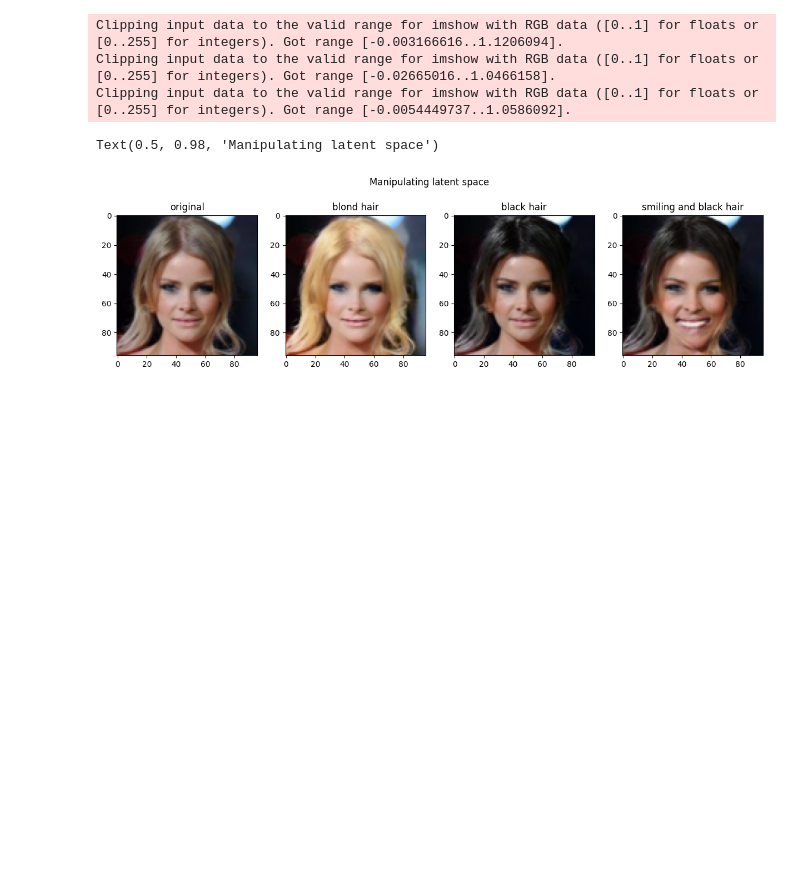
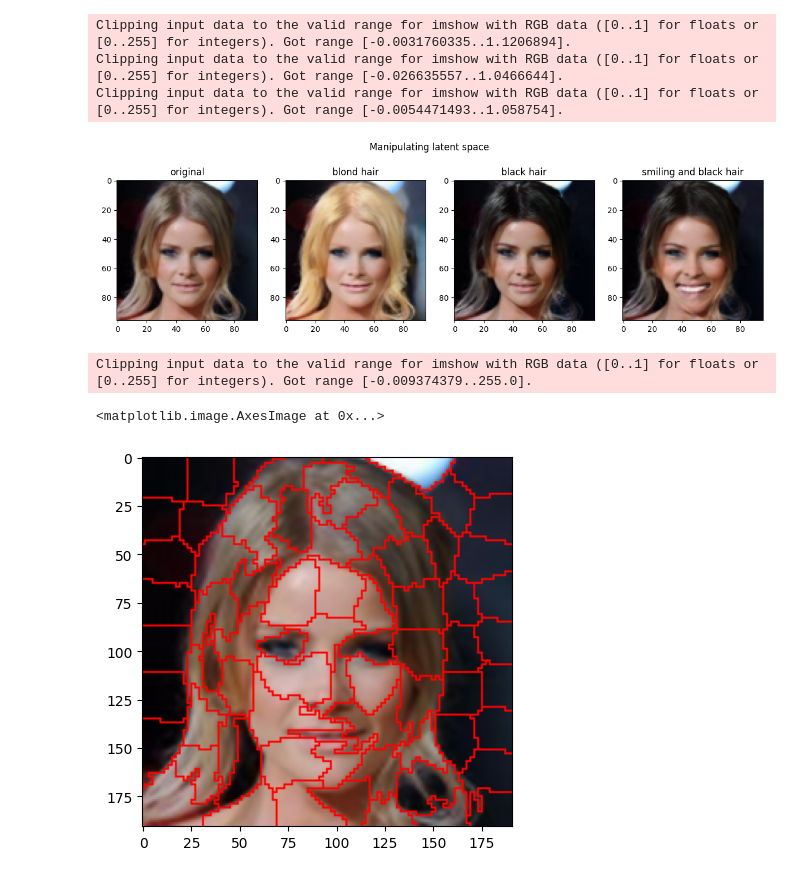
Before and after one commit to LuanAdemi/glime-proto, a Jupyter notebook: test_nflows_celeba.ipynb, the cells around one changed output. Saved outputs shown, nothing was run; the diff lists cells and outputs as text; code cells hidden in the pictures; blank space fills up the shorter version.

Commit message:
Implemented FlowSampler

```diff
--- a/test_nflows_celeba.ipynb
+++ b/test_nflows_celeba.ipynb
@@ -55,17 +36,21 @@ Bits per dim:  1.6792322172976957
 # %%
 import pickle
 import copy
+from PIL import Image
+
+image = Image.open('data/000010.jpg')
+instance = transform(image)
 
 latent_manipulators = pickle.load(open('latent_manipulators.pkl', 'rb'))
 
-sample = train_data[9][0].unsqueeze(0).to('cuda:1')
+sample = instance.unsqueeze(0)
 latent1 = flow.to_latent(sample)
 latent2 = flow.to_latent(sample)
 latent3 = flow.to_latent(sample)
-latent1[0] = latent1[0] + 1.5 * latent_manipulators[9].to('cuda:1')
-latent2[0] = latent2[0] + 1.5 * latent_manipulators[8].to('cuda:1')
-latent3[0] = latent3[0] + 1.5 * latent_manipulators[31].to('cuda:1')
-latent3[0] = latent3[0] + 1.5 * latent_manipulators[8].to('cuda:1')
+latent1[0] = latent1[0] + 1.5 * latent_manipulators[9]
+latent2[0] = latent2[0] + 1.5 * latent_manipulators[8]
+latent3[0] = latent3[0] + 1.5 * latent_manipulators[31]
+latent3[0] = latent3[0] + 1.5 * latent_manipulators[8]
 recon1 = flow.to_image(latent1)
 recon2 = flow.to_image(latent2)
 recon3 = flow.to_image(latent3)
@@ -88,9 +73,62 @@ plt.imshow(recon3[0][0].detach().cpu().numpy().transpose(1, 2, 0))
 plt.title('smiling and black hair')
 
 plt.suptitle('Manipulating latent space')
+
+plt.show()
 # %% [output]
-Clipping input data to the valid range for imshow with RGB data ([0..1] for floats or [0..255] for integers). Got range [-0.003166616..1.1206094].
-Clipping input data to the valid range for imshow with RGB data ([0..1] for floats or [0..255] for integers). Got range [-0.02665016..1.0466158].
-Clipping input data to the valid range for imshow with RGB data ([0..1] for floats or [0..255] for integers). Got range [-0.0054449737..1.0586092].
+Clipping input data to the valid range for imshow with RGB data ([0..1] for floats or [0..255] for integers). Got range [-0.0031760335..1.1206894].
+Clipping input data to the valid range for imshow with RGB data ([0..1] for floats or [0..255] for integers). Got range [-0.026635557..1.0466644].
+Clipping input data to the valid range for imshow with RGB data ([0..1] for floats or [0..255] for integers). Got range [-0.0054471493..1.058754].
-Text(0.5, 0.98, 'Manipulating latent space')
 [figure]
+# %%
+from abc import abstractmethod
+from lime import DiscreteSampler
+from typing import List, Tuple
+
+from joblib import Parallel, delayed
+
+from skimage.segmentation import slic, mark_boundaries
+
+class FlowSampler(DiscreteSampler):
+
+    def __init__(self, segments: np.ndarray, flow: GLOW, manipulators: dict, alpha: float = 0.3, scale: float = 0.4, loc: float = 0, n_jobs: int = 1):
+        super().__init__(segments, n_jobs, alpha)
+        self.flow = flow
+        self.manipulators = manipulators
+        self.scale = scale
+        self.loc = loc
+
+    def sample(self, instance: np.ndarray, num_samples: int) -> List[Tuple[np.ndarray, np.ndarray]]:
+        def generate_sample_parallel(instance):
+            return self.generate_sample(instance)
+
+        samples = Parallel(n_jobs=self.n_jobs)(
+            delayed(generate_sample_parallel)(instance)
+            for _ in range(num_samples)
+        )
+        return samples
+
+    def generate_sample(self, instance: np.ndarray) -> np.ndarray:
+        sample = np.copy(instance).transpose(1, 2, 0)
+        latent = self.flow.to_latent(torch.tensor(instance).unsqueeze(0))
+        for i, manipulator in self.manipulators.items():
+            latent[0] = latent[0] + np.random.normal(loc=self.loc, scale=self.scale) * manipulator
+        recon = self.flow.to_image(latent)[0][0].detach().cpu().numpy().transpose(1, 2, 0)
+
+        # get the difference between the original and the reconstructed image and mean it for each segment
+        diff = np.abs(sample - recon)
+
+        # calculate the mean diff for each segment
+        sample = np.zeros_like(sample)
+
+        for i in range(len(self.segments)):
+            sample[self.segments == i] = np.mean(diff[self.segments == i])
+
+        return recon, np.sum(sample, axis=-1)
+
+segments = slic(np.array(instance).transpose(1, 2, 0), n_segments=80, compactness=15)
+plt.imshow(mark_boundaries(np.array(instance).transpose(1, 2, 0), segments, mode='subpixel', color=[255, 0, 0]))
+# %% [output]
+Clipping input data to the valid range for imshow with RGB data ([0..1] for floats or [0..255] for integers). Got range [-0.009374379..255.0].
+<matplotlib.image.AxesImage at 0x...>
+[figure, added]
```
Also changed, not shown: parts of 3 cells of this notebook, 4 other files.
